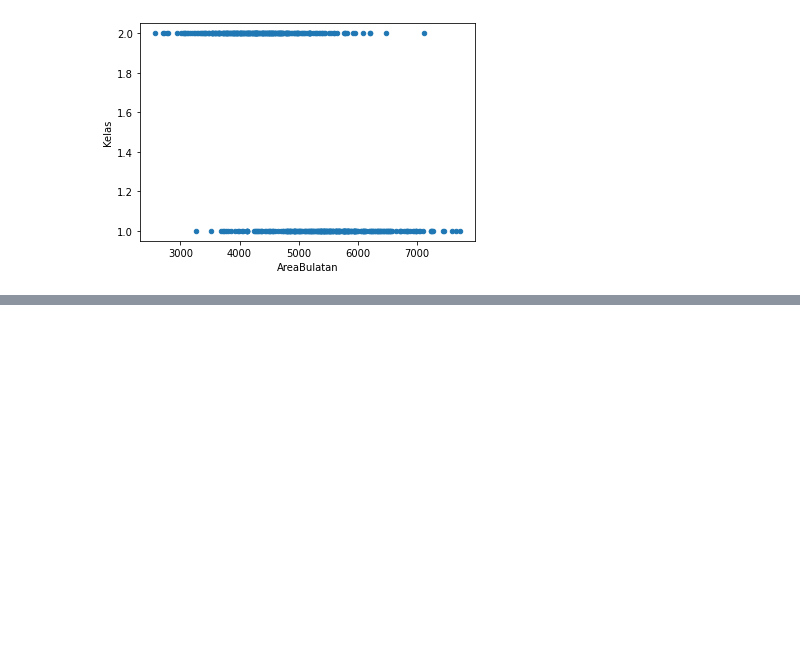
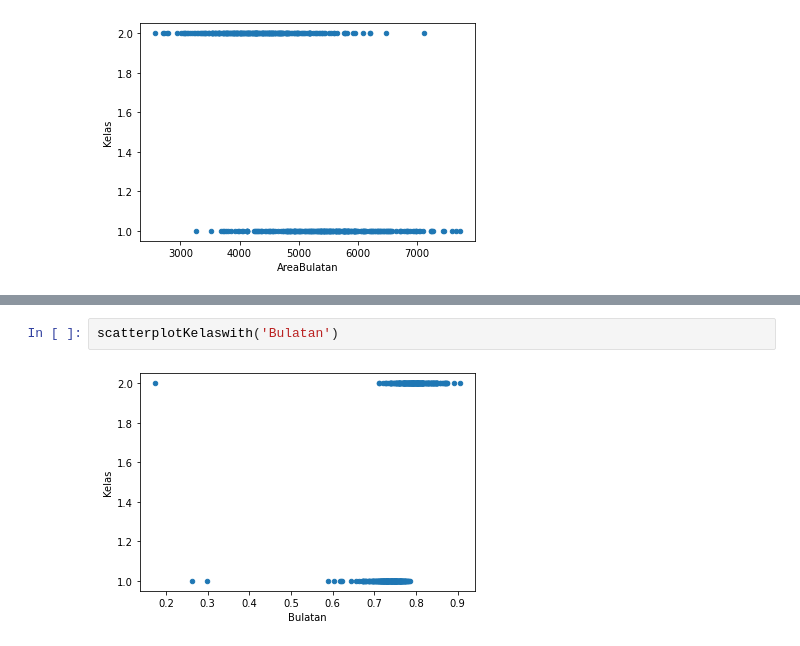
Before and after one commit to alifbhadrika/data-statistical-analysis, a Jupyter notebook: K04-T1-IF2220-13519186.ipynb, the cells around one changed output, grey strips where cells are left out. Drawn from its saved outputs; the diff is of its cells as text; blank space fills up the shorter version.

```diff
--- a/K04-T1-IF2220-13519186.ipynb
+++ b/K04-T1-IF2220-13519186.ipynb
@@ -885,0 +914,4 @@ scatterplotKelaswith('AreaBulatan')
+# %%
+scatterplotKelaswith('Bulatan')
+# %% [output]
+[figure, added]
```
Also changed, not shown: parts of 9 cells of this notebook.
